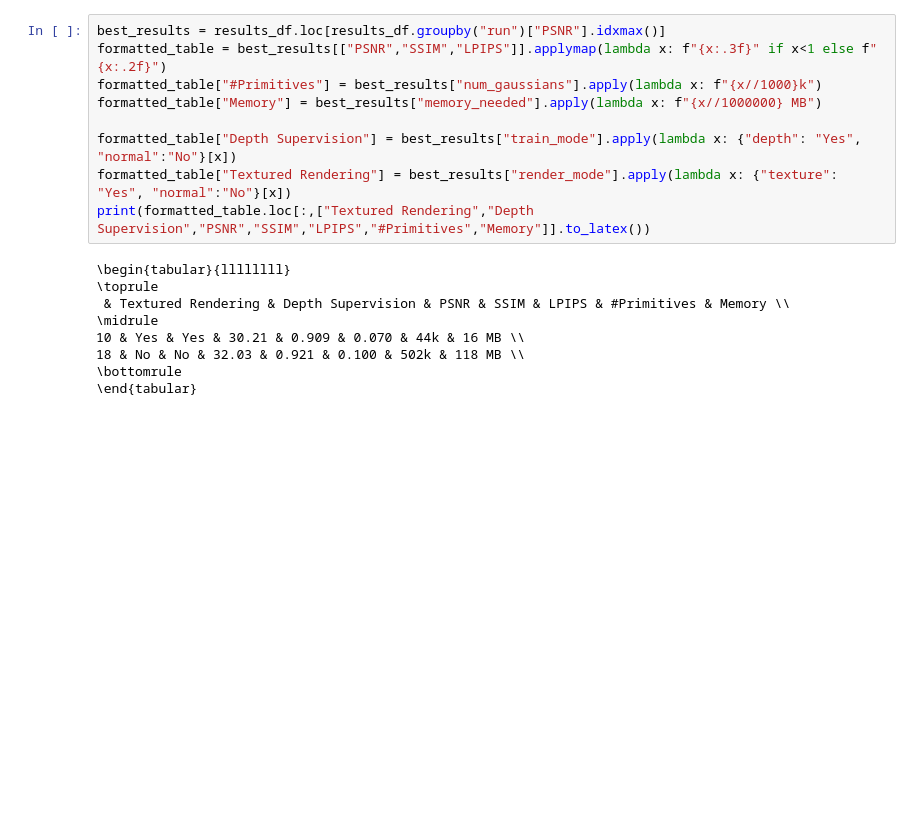
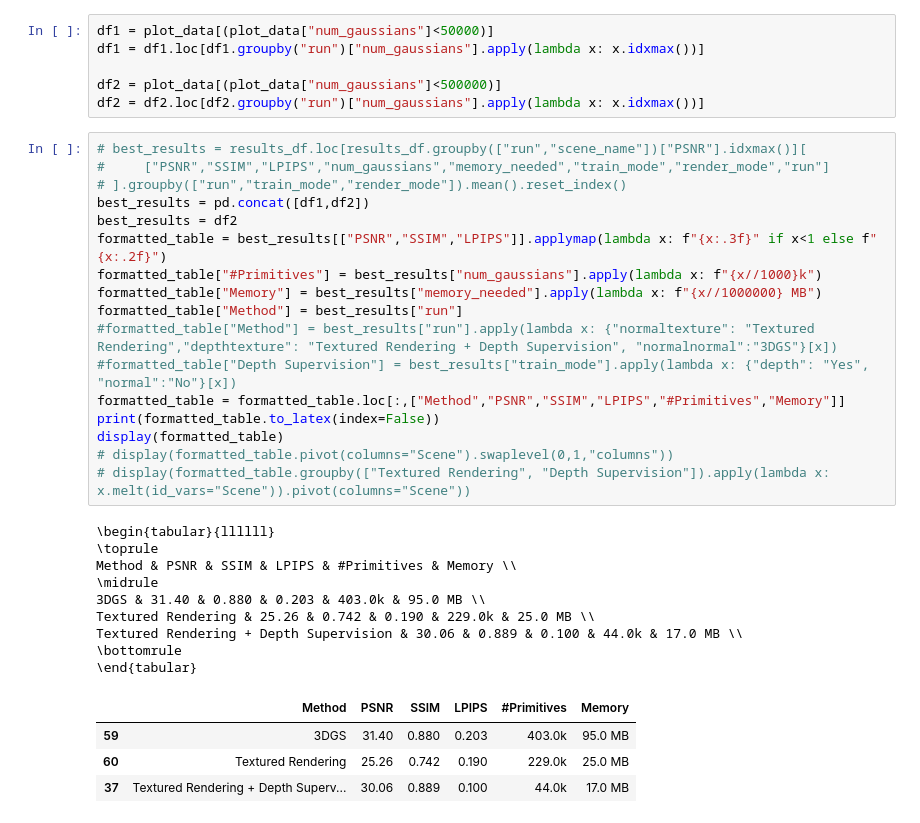
Before and after one commit to Istlemin/depth-supervised-gaussian-splatting, a Jupyter notebook: notebooks/plot.ipynb, the cells around one changed output. Saved outputs shown, nothing was run; the diff lists cells and outputs as text; blank space fills up the shorter version.

```diff
--- a/notebooks/plot.ipynb
+++ b/notebooks/plot.ipynb
@@ -100,18 +202,37 @@ pareto_line(df,"memory_needed","SSIM","run").show()
+# %%
+df1 = plot_data[(plot_data["num_gaussians"]<50000)]
+df1 = df1.loc[df1.groupby("run")["num_gaussians"].apply(lambda x: x.idxmax())]
+
+df2 = plot_data[(plot_data["num_gaussians"]<500000)]
+df2 = df2.loc[df2.groupby("run")["num_gaussians"].apply(lambda x: x.idxmax())]
 # %%
-best_results = results_df.loc[results_df.groupby("run")["PSNR"].idxmax()]
+# best_results = results_df.loc[results_df.groupby(["run","scene_name"])["PSNR"].idxmax()][
+#     ["PSNR","SSIM","LPIPS","num_gaussians","memory_needed","train_mode","render_mode","run"]
+# ].groupby(["run","train_mode","render_mode"]).mean().reset_index()
+best_results = pd.concat([df1,df2])
+best_results = df2
 formatted_table = best_results[["PSNR","SSIM","LPIPS"]].applymap(lambda x: f"{x:.3f}" if x<1 else f"{x:.2f}")
 formatted_table["#Primitives"] = best_results["num_gaussians"].apply(lambda x: f"{x//1000}k")
 formatted_table["Memory"] = best_results["memory_needed"].apply(lambda x: f"{x//1000000} MB")
-
-formatted_table["Depth Supervision"] = best_results["train_mode"].apply(lambda x: {"depth": "Yes", "normal":"No"}[x])
-formatted_table["Textured Rendering"] = best_results["render_mode"].apply(lambda x: {"texture": "Yes", "normal":"No"}[x])
-print(formatted_table.loc[:,["Textured Rendering","Depth Supervision","PSNR","SSIM","LPIPS","#Primitives","Memory"]].to_latex())
+formatted_table["Method"] = best_results["run"]
+#formatted_table["Method"] = best_results["run"].apply(lambda x: {"normaltexture": "Textured Rendering","depthtexture": "Textured Rendering + Depth Supervision", "normalnormal":"3DGS"}[x])
+#formatted_table["Depth Supervision"] = best_results["train_mode"].apply(lambda x: {"depth": "Yes", "normal":"No"}[x])
+formatted_table = formatted_table.loc[:,["Method","PSNR","SSIM","LPIPS","#Primitives","Memory"]]
+print(formatted_table.to_latex(index=False))
+display(formatted_table)
+# display(formatted_table.pivot(columns="Scene").swaplevel(0,1,"columns"))
+# display(formatted_table.groupby(["Textured Rendering", "Depth Supervision"]).apply(lambda x: x.melt(id_vars="Scene")).pivot(columns="Scene"))
 # %% [output]
-\begin{tabular}{llllllll}
+\begin{tabular}{llllll}
 \toprule
- & Textured Rendering & Depth Supervision & PSNR & SSIM & LPIPS & #Primitives & Memory \\
+Method & PSNR & SSIM & LPIPS & #Primitives & Memory \\
 \midrule
-10 & Yes & Yes & 30.21 & 0.909 & 0.070 & 44k & 16 MB \\
-18 & No & No & 32.03 & 0.921 & 0.100 & 502k & 118 MB \\
+3DGS & 31.40 & 0.880 & 0.203 & 403.0k & 95.0 MB \\
+Textured Rendering & 25.26 & 0.742 & 0.190 & 229.0k & 25.0 MB \\
+Textured Rendering + Depth Supervision & 30.06 & 0.889 & 0.100 & 44.0k & 17.0 MB \\
 \bottomrule
 \end{tabular}
+|  | Method | PSNR | SSIM | LPIPS | #Primitives | Memory |
+| 59 | 3DGS | 31.40 | 0.880 | 0.203 | 403.0k | 95.0 MB |
+| 60 | Textured Rendering | 25.26 | 0.742 | 0.190 | 229.0k | 25.0 MB |
+| 37 | Textured Rendering + Depth Superv... | 30.06 | 0.889 | 0.100 | 44.0k | 17.0 MB |
```
Also changed, not shown: parts of 17 cells of this notebook, 3 other files.
